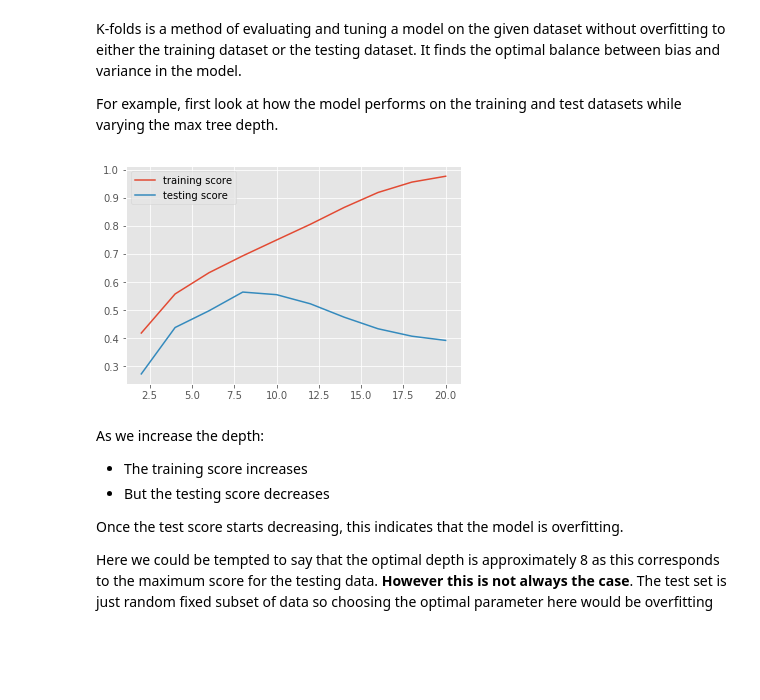
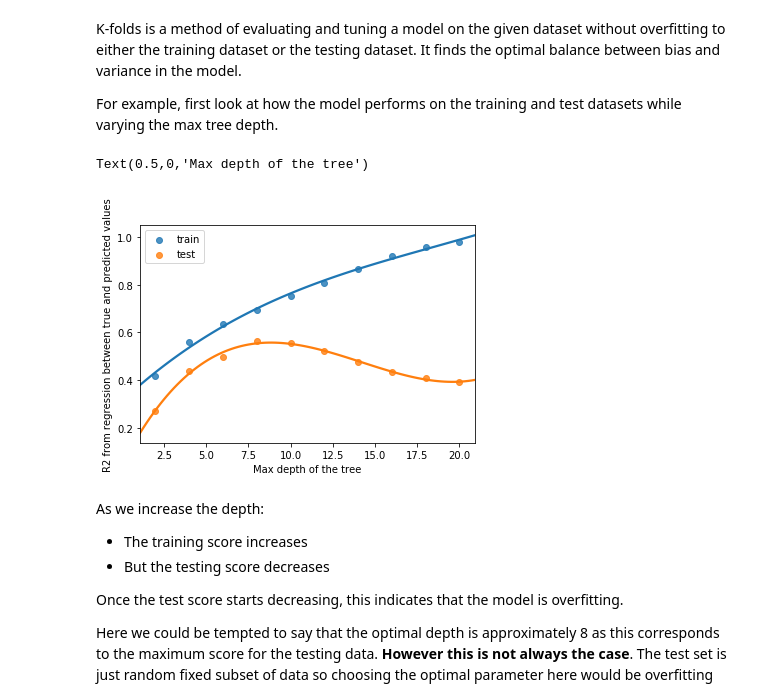
Before and after one commit to DeltaAnalytics/machine_learning_for_good, a Jupyter notebook: module_4_decision_trees/4_1_decision_trees.ipynb, the cells around one changed output. Saved outputs shown, nothing was run; the diff lists cells and outputs as text; code cells hidden in the pictures; blank space fills up the shorter version.

```diff
--- a/module_4_decision_trees/4_1_decision_trees.ipynb
+++ b/module_4_decision_trees/4_1_decision_trees.ipynb
@@ -30,18 +30,18 @@ Here is visual introduction to [decision trees](https://algobeans.com/2016/07/27
 ## 1. Import packages
 <a id='packages'></a>
 # %%
+import graphviz
 import pandas as pd
 import numpy as np
 
-import matplotlib.pyplot as plt
-from ggplot import *
-plt.style.use('ggplot')
-%matplotlib inline
+import seaborn as sns
 
 from sklearn.model_selection import train_test_split, cross_val_score, GridSearchCV
 from sklearn.tree import DecisionTreeRegressor
-import graphviz
 from sklearn import tree
+from sklearn.metrics import mean_squared_error, r2_score
+
+%matplotlib inline
 # %% [markdown]
 If you do not have graphviz installed or are having problems displaying the tree structure later on, try:
 
@@ -62,7 +62,8 @@ $ sudo apt-get install graphviz
 # %%
 # Load data to pandas DataFrame
 data_path = '../data/'
-df = pd.read_csv(data_path+'df_end_of_linear.csv', low_memory=False)
+df = pd.read_csv(data_path+'df_end_of_linear.csv',
+                 low_memory=False)
 # %%
 # TODO: Remove this part and incorporate it into feature engineering section.
 # potentially the feature engineering section should show how to do one hot encoding and this module
@@ -361,27 +363,29 @@ K-folds is a method of evaluating and tuning a model on the given dataset withou
 For example, first look at how the model performs on the training and test datasets while varying the max tree depth.
 # %%
 # define max depth range
-depth_range = range(2,22,2)
+depth_range = np.asarray(range(2,22,2))
 
 # initialize empty arrays to store the results
 scores_train = np.zeros(len(depth_range))
 scores_test = np.zeros(len(depth_range))
 
 for i in range(len(depth_range)):
     # train DTR with given max depth
     dt_regressor = DecisionTreeRegressor(max_depth=depth_range[i], random_state=42)
     model = dt_regressor.fit(X_train, y_train)
     # evaluate on both training and test datasets
     scores_train[i] = model.score(X_train, y_train)
     scores_test[i] = model.score(X_test, y_test)
 
 # plot the results on the same graph
-plt.plot(depth_range, scores_train, label='training score')
-plt.plot(depth_range, scores_test, label='testing score')
-plt.legend(loc='best')
-plt.show()
+ax = sns.regplot(x=depth_range, y=scores_train, order=3, ci=None,label='train')
+sns.regplot(x=depth_range, y=scores_test,order=3, ci=None, label='test', ax=ax)
+ax.legend(loc='best')
+ax.set_ylabel('R2 from regression between true and predicted values')
+ax.set_xlabel('Max depth of the tree')
 # %% [output]
+Text(0.5,0,'Max depth of the tree')
-[figure, old version]
+[figure, new version]
 # %% [markdown]
 As we increase the depth:
 - The training score increases
```
Also changed, not shown: parts of 17 cells of this notebook, 1 other file.
